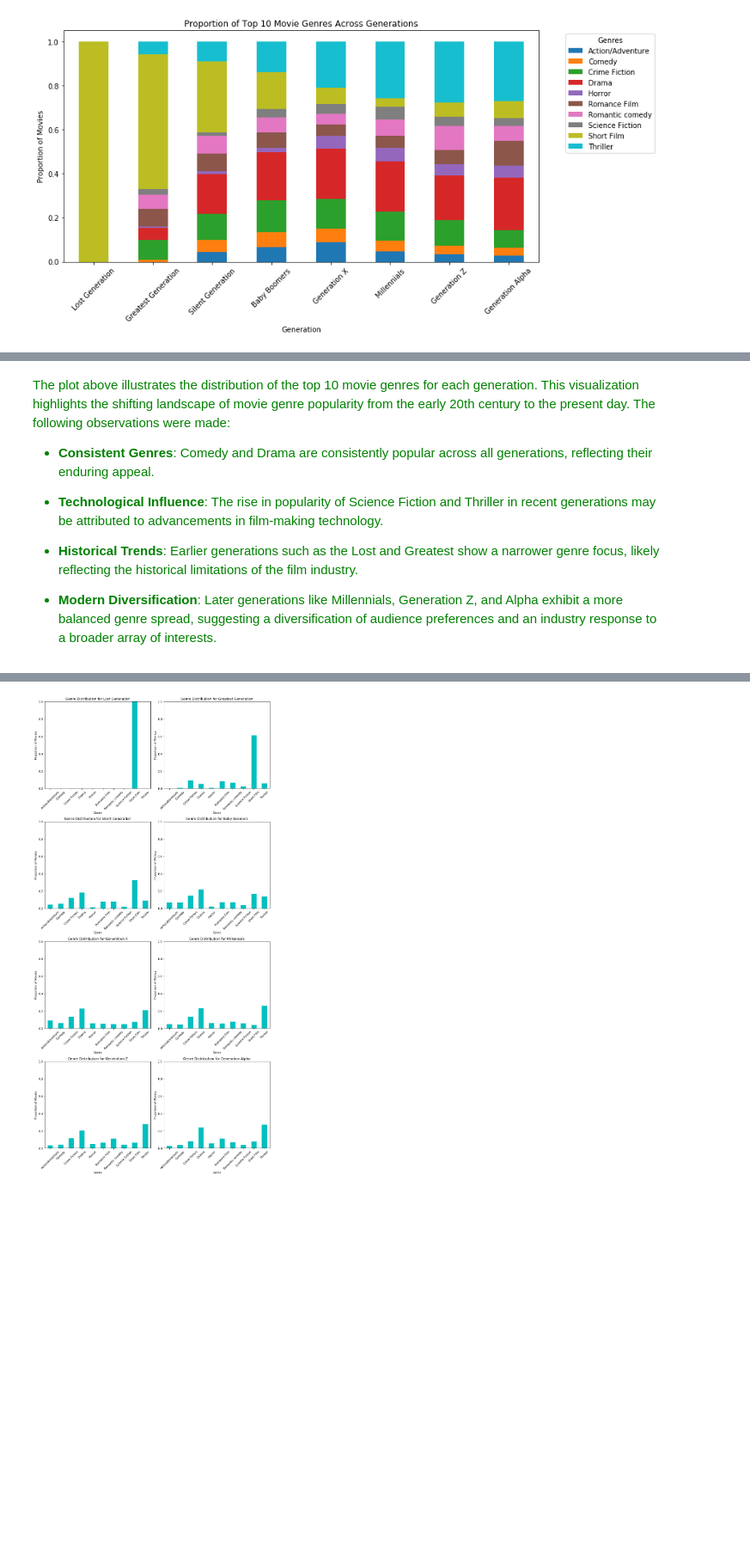
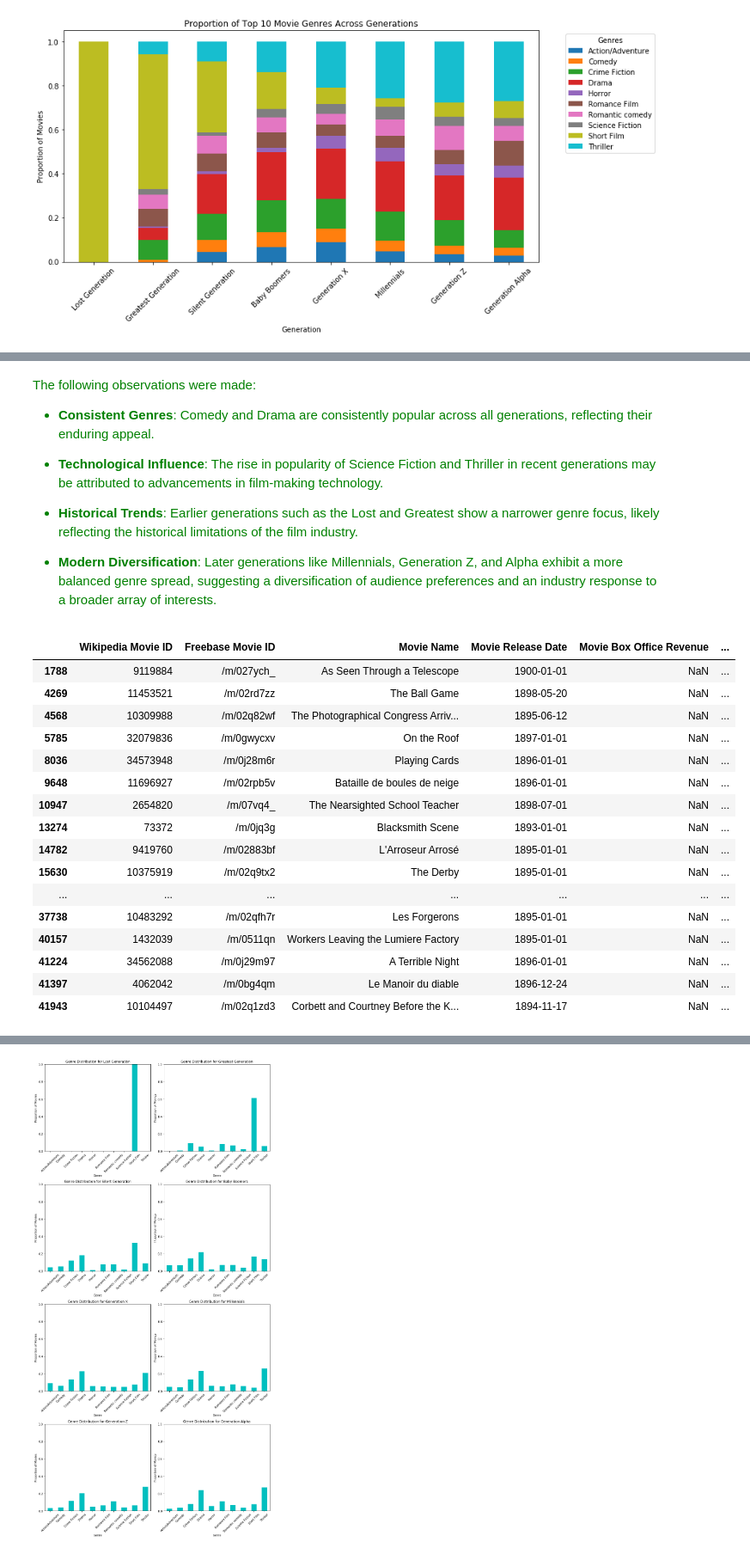
Before and after one commit to epfl-ada/ada-2023-project-badafixm01, a Jupyter notebook: p3/p3.ipynb, the cells around one changed output, grey strips where cells are left out. Shown at 86% size. Cells and saved outputs as stored; diff of their text form; code cells hidden in the pictures; blank space fills up the shorter version.

```diff
--- a/p3/p3.ipynb
+++ b/p3/p3.ipynb
@@ -94,7 +94,7 @@ CB_color_cycle = ['#377eb8','#ff7f00','#4daf4a',
                   '#f781bf','#a65628','#984ea3',
                   '#999999','#e41a1c','#dede00']
 # %%
-pd.set_option('display.max_rows', 10)
+pd.set_option('display.max_rows', 40)
 # %% [markdown]
 ## Loading data
 # %%
@@ -608,6 +675,7 @@ plt.show()
 # %% [markdown]
 <font color="green">
-The plot above illustrates the distribution of the top 10 movie genres for each generation. This visualization highlights the shifting landscape of movie genre popularity from the early 20th century to the present day. The following observations were made:
+
+The following observations were made:
 
 - **Consistent Genres**: Comedy and Drama are consistently popular across all generations, reflecting their enduring appeal.
 
@@ -616,3 +684,24 @@ The plot above illustrates the distribution of the top 10 movie genres for each
 - **Historical Trends**: Earlier generations such as the Lost and Greatest show a narrower genre focus, likely reflecting the historical limitations of the film industry.
 
 - **Modern Diversification**: Later generations like Millennials, Generation Z, and Alpha exhibit a more balanced genre spread, suggesting a diversification of audience preferences and an industry response to a broader array of interests.
+# %%
+lost_generation_movies = movies_summary[movies_summary['Generation'] == 'Lost Generation']
+lost_generation_movies
+# %% [output]
+|  | Wikipedia Movie ID | Freebase Movie ID | Movie Name | Movie Release Date | Movie Box Office Revenue | ... |
+| 1788 | 9119884 | /m/027ych_ | As Seen Through a Telescope | 1900-01-01 | NaN | ... |
+| 4269 | 11453521 | /m/02rd7zz | The Ball Game | 1898-05-20 | NaN | ... |
+| 4568 | 10309988 | /m/02q82wf | The Photographical Congress Arriv... | 1895-06-12 | NaN | ... |
+| 5785 | 32079836 | /m/0gwycxv | On the Roof | 1897-01-01 | NaN | ... |
+| 8036 | 34573948 | /m/0j28m6r | Playing Cards | 1896-01-01 | NaN | ... |
+| 9648 | 11696927 | /m/02rpb5v | Bataille de boules de neige | 1896-01-01 | NaN | ... |
+| 10947 | 2654820 | /m/07vq4_ | The Nearsighted School Teacher | 1898-07-01 | NaN | ... |
+| 13274 | 73372 | /m/0jq3g | Blacksmith Scene | 1893-01-01 | NaN | ... |
+| 14782 | 9419760 | /m/02883bf | L'Arroseur Arrosé | 1895-01-01 | NaN | ... |
+| 15630 | 10375919 | /m/02q9tx2 | The Derby | 1895-01-01 | NaN | ... |
+| ... | ... | ... | ... | ... | ... | ... |
+| 37738 | 10483292 | /m/02qfh7r | Les Forgerons | 1895-01-01 | NaN | ... |
+| 40157 | 1432039 | /m/0511qn | Workers Leaving the Lumiere Factory | 1895-01-01 | NaN | ... |
+| 41224 | 34562088 | /m/0j29m97 | A Terrible Night | 1896-01-01 | NaN | ... |
+| 41397 | 4062042 | /m/0bg4qm | Le Manoir du diable | 1896-12-24 | NaN | ... |
+| 41943 | 10104497 | /m/02q1zd3 | Corbett and Courtney Before the K... | 1894-11-17 | NaN | ... |
```
Also changed, not shown: parts of 17 cells of this notebook.
